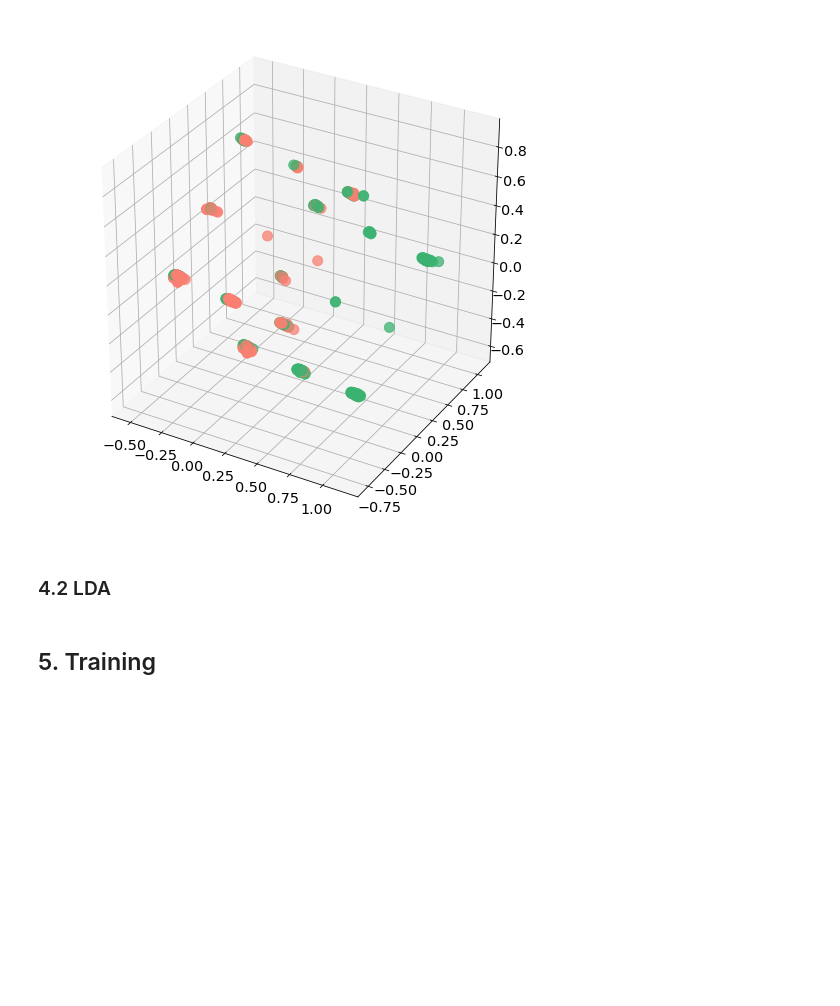
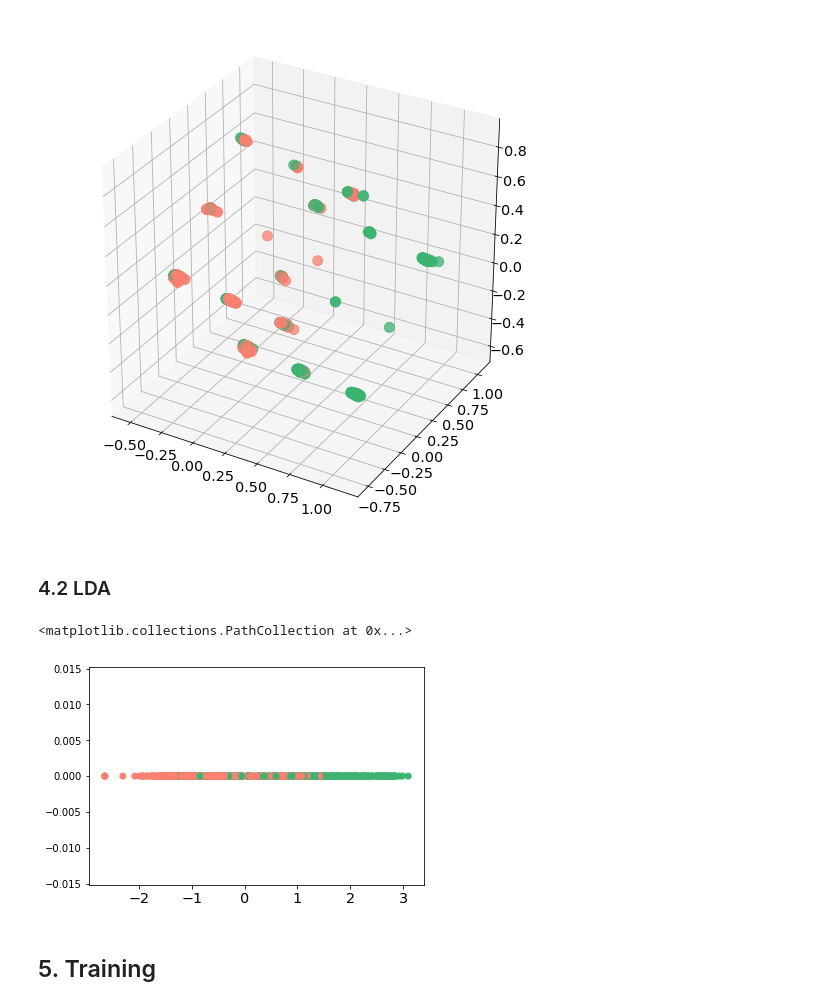
Before and after one commit to GlaIZier/titanic-prediction, a Jupyter notebook: notebooks/approach2.ipynb, the cells around one changed output. Drawn from its saved outputs; the diff is of its cells as text; code cells hidden in the pictures; blank space fills up the shorter version.

```diff
--- a/notebooks/approach2.ipynb
+++ b/notebooks/approach2.ipynb
@@ -332,6 +332,20 @@ ax.scatter(x_train_full_transformed[:, 0], x_train_full_transformed[:, 1], x_tra
 [figure]
 # %% [markdown]
 ### 4.2 LDA
+# %%
+import numpy as np
+from sklearn.discriminant_analysis import LinearDiscriminantAnalysis
+clf = LinearDiscriminantAnalysis()
+x_train_full_transformed = clf.fit_transform(x_train_full, y_train_full)
+
+y_train_full_color = y_train_full.copy()
+y_train_full_color[y_train_full_color==0] = 'Salmon'
+y_train_full_color[y_train_full_color==1] = 'MediumSeaGreen'
+
+plt.scatter(x_train_full_transformed, np.zeros(x_train_full_transformed.shape), c=y_train_full_color)
+# %% [output]
+<matplotlib.collections.PathCollection at 0x...>
+[figure, added]
 # %% [markdown]
 ## 5. Training
 # %% [markdown]
```
Also changed, not shown: parts of 2 cells of this notebook, 1 other file.
